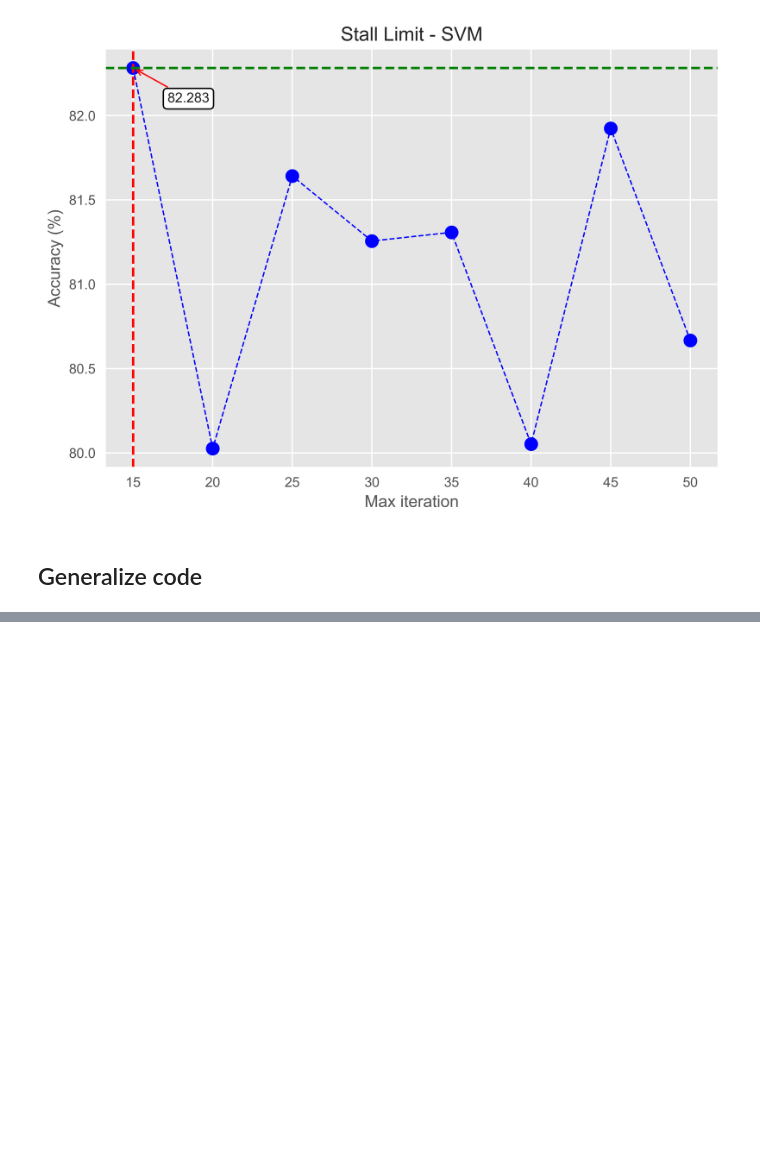
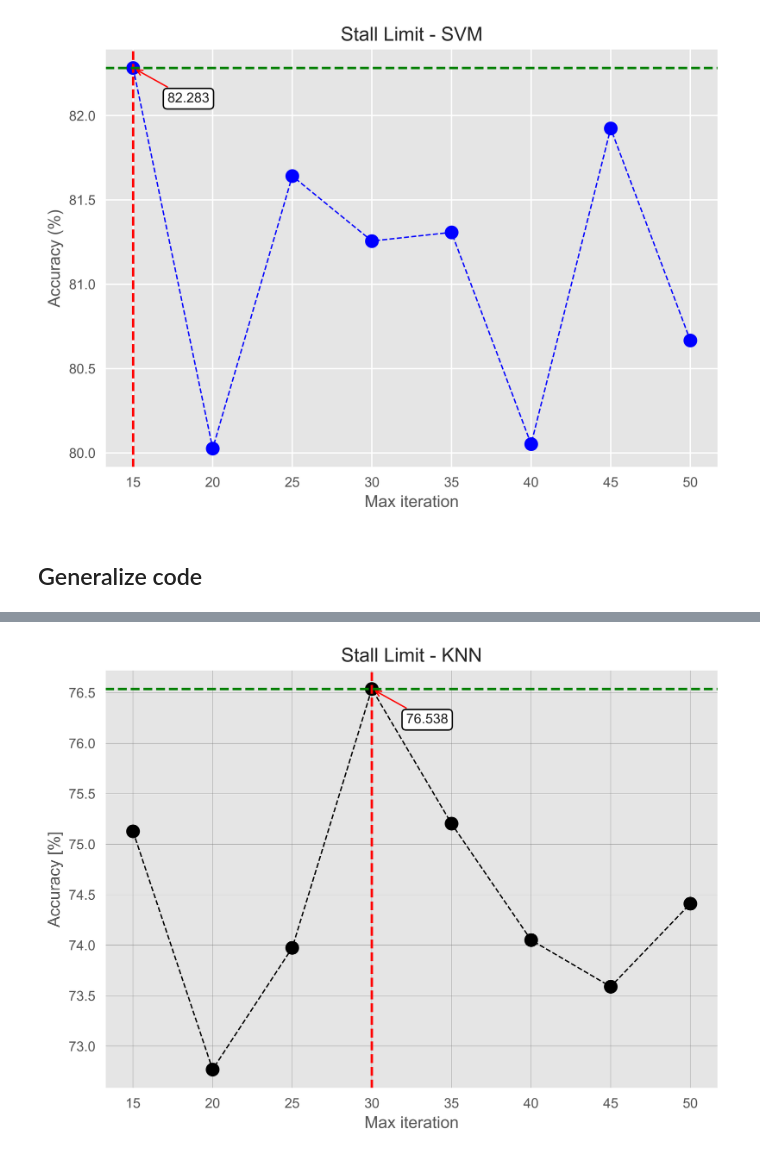
Before and after one commit to erirosv/Master-Thesis, a Jupyter notebook: modelling/sensitivity/plot_styles.ipynb, the cells around one changed output, grey strips where cells are left out. Saved outputs shown, nothing was run; the diff lists cells and outputs as text; code cells hidden in the pictures; blank space fills up the shorter version.

```diff
--- a/modelling/sensitivity/plot_styles.ipynb
+++ b/modelling/sensitivity/plot_styles.ipynb
@@ -213,0 +229,7 @@ plot_data(df_SVM_mean, data_list_numbers, title, xt, yt, 0, df_SVM_mean[0])
+# %%
+title = 'Stall Limit - KNN'
+xt = 'Max iteration'
+yt = 'Accuracy [%]'
+plot_data(df_KNN_mean, data_list_numbers, title, xt, yt, 3, df_KNN_mean[3], 25, -25)
+# %% [output]
+[figure, added]
```
Also changed, not shown: parts of 5 cells of this notebook.
